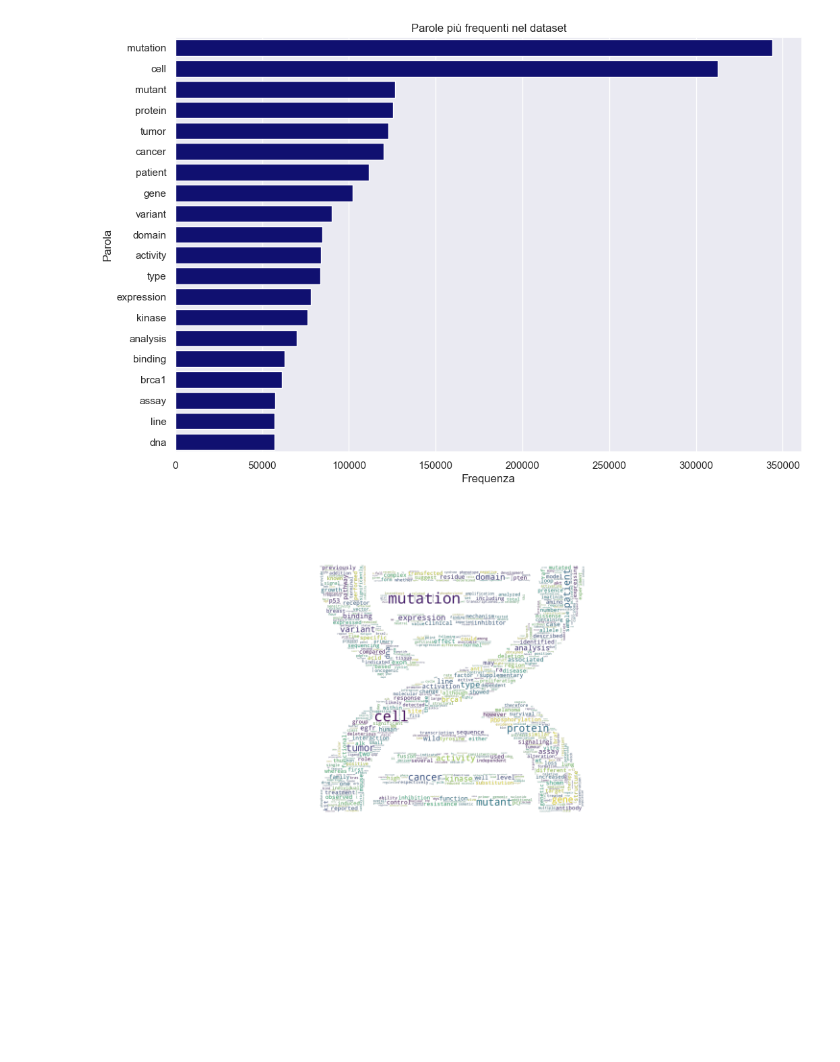
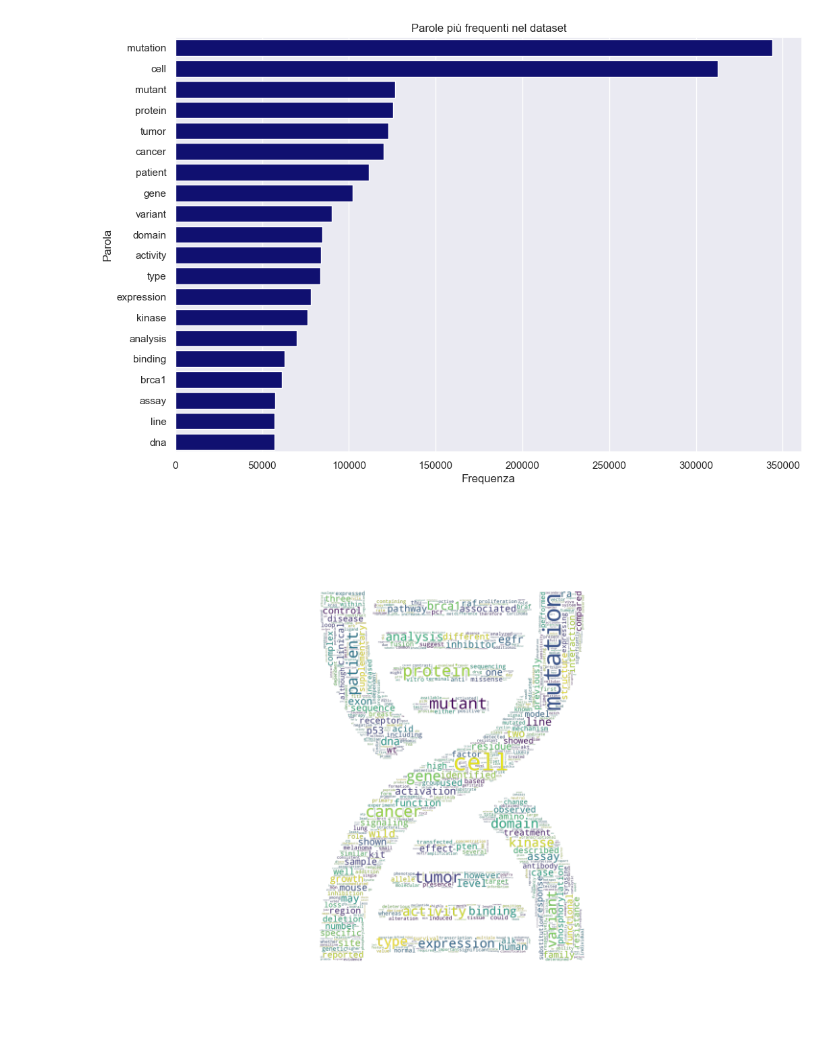
Before and after one commit to sciro24/Cancer-Treatment-with-ML, a Jupyter notebook: ULTIMI /ULTIMISSIMI/LAST ONLY EDA.ipynb, the cells around one changed output. Cells and saved outputs as stored; diff of their text form; code cells hidden in the pictures; blank space fills up the shorter version.

```diff
--- a/ULTIMI /ULTIMISSIMI/LAST ONLY EDA.ipynb
+++ b/ULTIMI /ULTIMISSIMI/LAST ONLY EDA.ipynb
@@ -387,3 +387,33 @@ plt.ylabel('Frequenza')
 plt.show()
 # %% [output]
 [figure]
+# %%
+# Importiamo il modulo necessario
+import pandas as pd
+
+# Supponiamo che il dataframe 'df' sia già definito
+
+# Funzione per calcolare il numero di parole in una stringa
+def count_words(text):
+    return len(text.split())
+
+# Calcoliamo il numero di parole per ogni riga del dataframe
+df['word_count'] = df['text'].apply(count_words)
+
+# Numero totale di parole in tutto il testo
+total_words = df['word_count'].sum()
+
+# Numero di parole della riga con più parole
+max_words = df['word_count'].max()
+
+# Numero di parole della riga con meno parole
+min_words = df['word_count'].min()
+
+# Numero medio di parole per riga
+average_words = df['word_count'].mean()
+
+# Visualizzare i risultati
+print(f"Numero totale di parole: {total_words}")
+print(f"Numero di parole nella riga con più parole: {max_words}")
+print(f"Numero di parole nella riga con meno parole: {min_words}")
+print(f"Numero medio di parole per riga: {average_words:.2f}")
@@ -420,33 +499,33 @@ def resize_image(np_img, new_size):
 
 # Carica e ridimensiona l'immagine della maschera
 mask_image = np.array(Image.open('/Users/diego/Desktop/TIROCINIO/DATASET/dna.png').convert('L'))
-mask_image = resize_image(mask_image, (4000, 2000))
+mask_image = resize_image(mask_image, (4000, 3000))
 
 # Unisci tutto il testo in una singola stringa
 all_text = ' '.join(df['text'].dropna())
 
 # Genera la WordCloud con stile personalizzato
 wordcloud = WordCloud(
     max_font_size=140,
     min_font_size=8,
     max_words=1000,  # Numero massimo di parole
     width=mask_image.shape[1],
     height=mask_image.shape[0],
     prefer_horizontal=0.9,
     relative_scaling=0.52,
     background_color=None,
     colormap='viridis',
     stopwords=stop_words,
     mask=mask_image,
     mode="RGBA",  # Modalità per supporto trasparenza
     collocations=False
 ).generate(all_text)
 
 # Visualizza la WordCloud
 plt.figure(figsize=(15, 15))
 plt.axis("off")
 plt.tight_layout()
-plt.imshow(wordcloud, interpolation="hanning")
+plt.imshow(wordcloud, interpolation="bilinear")
 plt.show()
 # %% [output]
-[figure, old version]
+[figure, new version]
```
Also changed, not shown: parts of 6 cells of this notebook, 1 other file.
